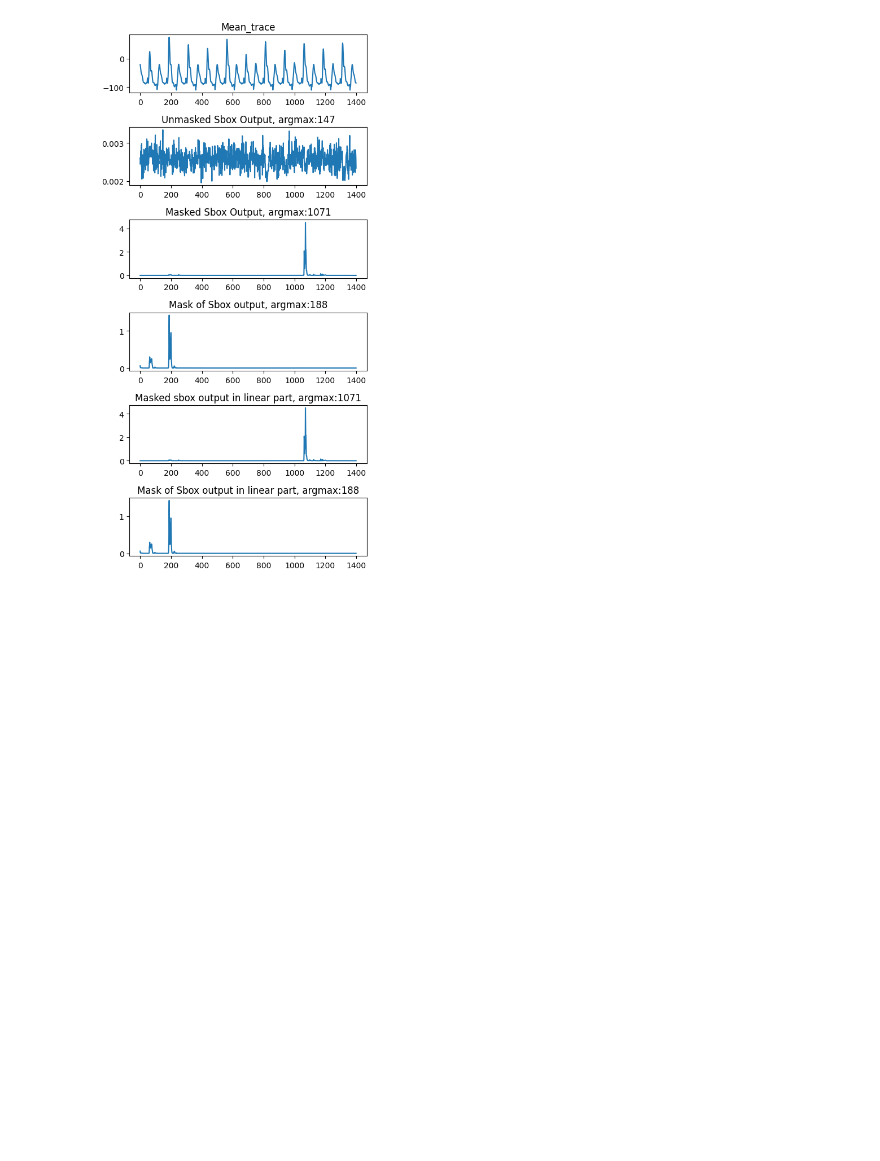
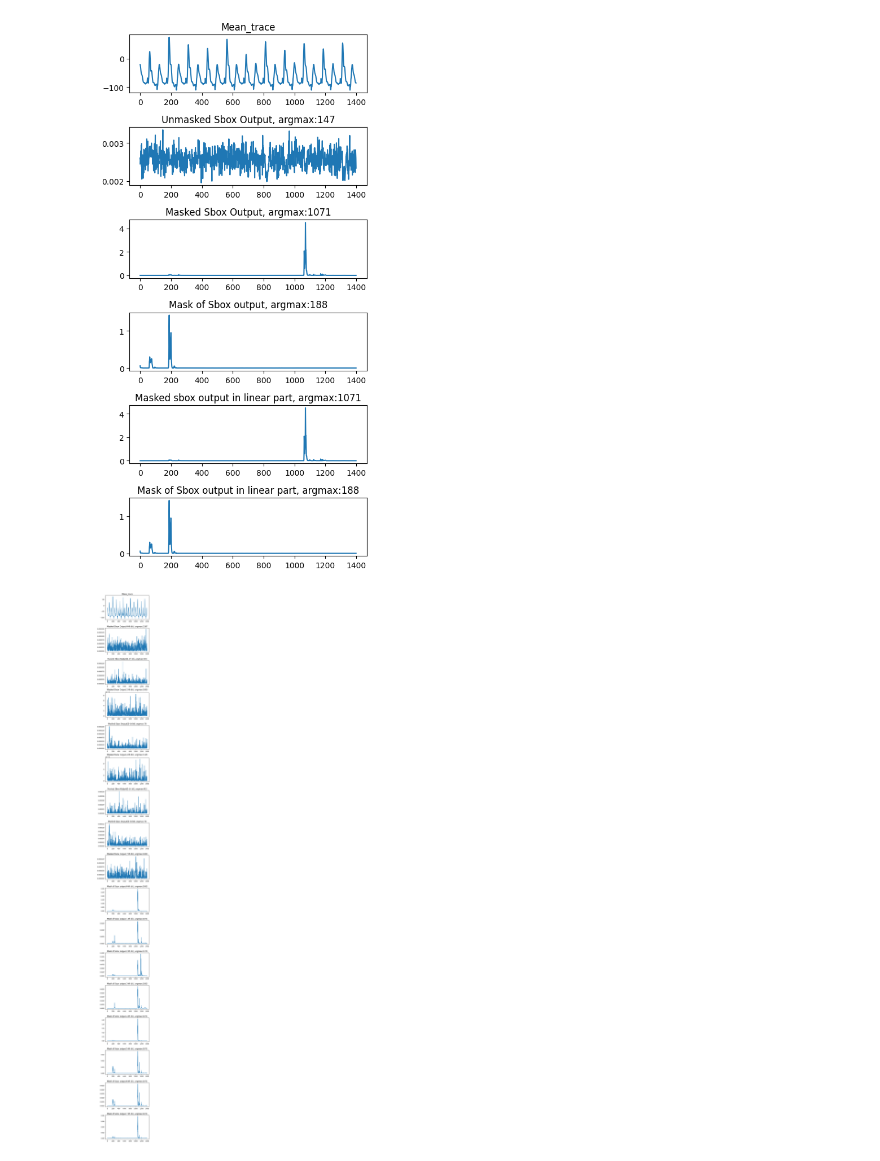
Before and after one commit to Sengim/kansca, a Jupyter notebook: workspace/ASCADv_SNR.ipynb, the cells around one changed output. Cells and saved outputs as stored; diff of their text form; code cells hidden in the pictures; blank space fills up the shorter version.

```diff
--- a/workspace/ASCADv_SNR.ipynb
+++ b/workspace/ASCADv_SNR.ipynb
@@ -36,3 +36,25 @@ plt.tight_layout()
 plt.show()
 # %% [output]
 [figure]
+# %%
+keys = ['Masked Sbox Output',
+        'Mask of Sbox output'
+        ]
+fig = plt.figure(figsize=(5, 50))
+ax = fig.add_subplot((len(keys)*8)+1, 1, 1)
+x = np.array([ds[v][0] for v in range(len(ds))], dtype=np.float32)
+ax.plot(x.mean(axis=0))
+ax.set_title('Mean_trace')
+
+for i, k in enumerate(keys):
+    for j in range(8):
+        f = sca_utils.calc_bit(pos=j)
+        t = np.array([f(sim.calc_ivs(v)[i]) for v in range(len(ds))], dtype=np.float32)
+        snr = sca_utils.snr_fast(x, t)
+        ax = fig.add_subplot(len(keys)*8+1, 1, i*8+j+2)
+        ax.plot(snr)
+        ax.set_title(f'{k}({j}-th bit), argmax:{snr.argmax()}')
+plt.tight_layout()
+plt.show()
+# %% [output]
+[figure, added]
```
Also changed, not shown: 6 other files.
